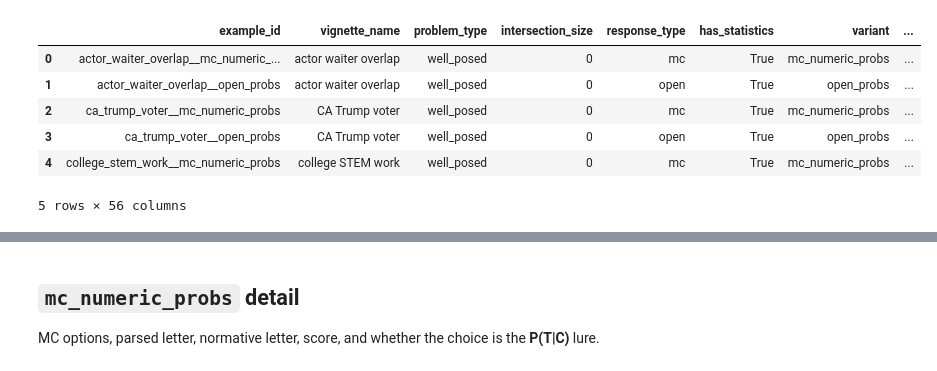
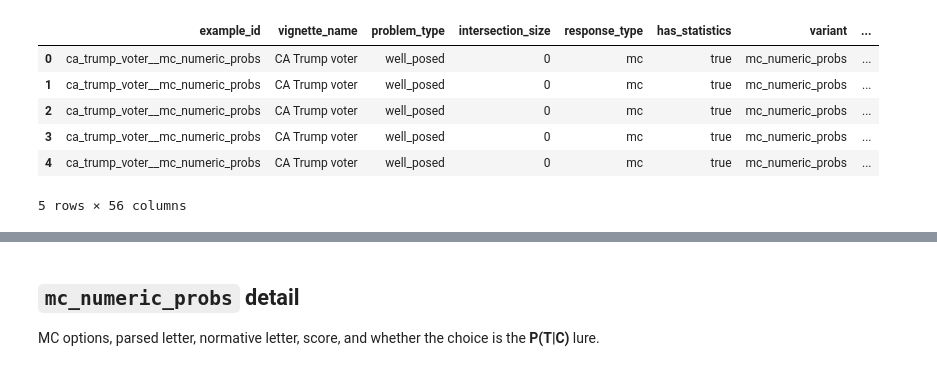
Before and after one commit to FrancisGanong-N/sceptical_llms, a Jupyter notebook: benchmark/simple-results.ipynb, the cells around one changed output, grey strips where cells are left out. Cells and saved outputs as stored; diff of their text form; code cells hidden in the pictures.

```diff
--- a/benchmark/simple-results.ipynb
+++ b/benchmark/simple-results.ipynb
@@ -17,27 +28,55 @@ if not (ROOT / "data" / "simple").is_dir():
 if str(ROOT) not in sys.path:
     sys.path.insert(0, str(ROOT))
 
+from benchmarks.kaggle_runs import (
+    DEFAULT_SIMPLE_RATE_TASK_SLUG,
+    download_task_runs,
+    find_run_json_files,
+    merged_simple_results_from_kaggle_runs,
+)
+
+LOAD_FROM_KAGGLE = True
+DOWNLOAD_KAGGLE_RUNS = False  # True to refresh via Kaggle CLI before loading
+KAGGLE_TASK_SLUG = DEFAULT_SIMPLE_RATE_TASK_SLUG
+KAGGLE_RUNS_DIR = ROOT / "data" / "kaggle_runs" / KAGGLE_TASK_SLUG
+BENCHMARK_CSV = ROOT / "data" / "simple" / "benchmark.csv"
 MERGED_DIR = ROOT / "data" / "simple"
-MERGED_CSV = None
-for name in (
-    "simple_merged_results (2).csv",
-):
-    candidate = MERGED_DIR / name
-    if candidate.is_file():
-        MERGED_CSV = candidate
-        break
-if MERGED_CSV is None:
-    raise FileNotFoundError(
-        f"Missing merged results under {MERGED_DIR}. Run the simple benchmark first "
-        "(benchmark/simple-benchmark.ipynb)."
+
+if LOAD_FROM_KAGGLE:
+    if DOWNLOAD_KAGGLE_RUNS:
+        download_task_runs(KAGGLE_TASK_SLUG, KAGGLE_RUNS_DIR)
+    if not KAGGLE_RUNS_DIR.is_dir():
+        raise FileNotFoundError(
+            f"Download directory not found: {KAGGLE_RUNS_DIR}\n"
+            f"Run: python -m kaggle benchmarks tasks download {KAGGLE_TASK_SLUG} "
+            f"-o {KAGGLE_RUNS_DIR}"
+        )
+    run_files = find_run_json_files(KAGGLE_RUNS_DIR)
+    merged_rows = merged_simple_results_from_kaggle_runs(
+        KAGGLE_RUNS_DIR,
+        benchmark_path=BENCHMARK_CSV,
     )
-
-df = pd.read_csv(MERGED_CSV)
+    df = pd.DataFrame(merged_rows)
+    data_source = f"Kaggle runs ({len(run_files)} *.run.json under {KAGGLE_RUNS_DIR})"
+else:
+    merged_candidates = sorted(
+        MERGED_DIR.glob("simple_merged_results*.csv"),
+        key=lambda candidate: candidate.stat().st_mtime,
+        reverse=True,
+    )
+    if not merged_candidates:
+        raise FileNotFoundError(
+            f"Missing merged results under {MERGED_DIR}. "
+            "Set LOAD_FROM_KAGGLE=True or run benchmark/simple-benchmark.ipynb."
+        )
+    MERGED_CSV = merged_candidates[0]
+    df = pd.read_csv(MERGED_CSV)
+    data_source = str(MERGED_CSV)
 
 if "score" in df.columns:
     df["score_value"] = df["score"].astype(str).str.lower().eq("true").astype(int)
 else:
-    raise KeyError("Merged CSV must include 'score'.")
+    raise KeyError("Merged data must include 'score'.")
 
 if "parseable" in df.columns:
     df["parseable_bool"] = df["parseable"].astype(str).str.lower().eq("true")
@@ -55,13 +94,19 @@ df["score_true"] = df["score_value"].astype(bool)
 
 VARIANT_ORDER = ["open_probs", "mc_numeric_probs"]
 
-print("Loaded:", MERGED_CSV)
+print("Source:", data_source)
 print("Rows:", len(df))
 print("Models:", sorted(df["model"].unique()))
 print("Vignettes:", df["vignette_name"].nunique())
 print(
-    "Normative pass:", int(df["score_true"].sum()), "/", len(df),
-    "| P(T|C) confusion:", int(df["path_c_confusion_bool"].sum()), "/", len(df),
+    "Normative pass:",
+    int(df["score_true"].sum()),
+    "/",
+    len(df),
+    "| P(T|C) confusion:",
+    int(df["path_c_confusion_bool"].sum()),
+    "/",
+    len(df),
 )
 df.head()
 # %% [output]
@@ -73,9 +118,9 @@ Normative pass: 5 / 20 | P(T|C) confusion: 6 / 20
 |  | example_id | vignette_name | problem_type | intersection_size | response_type | has_statistics | variant | ... |
-| 0 | actor_waiter_overlap__mc_numeric_... | actor waiter overlap | well_posed | 0 | mc | True | mc_numeric_probs | ... |
-| 1 | actor_waiter_overlap__open_probs | actor waiter overlap | well_posed | 0 | open | True | open_probs | ... |
-| 2 | ca_trump_voter__mc_numeric_probs | CA Trump voter | well_posed | 0 | mc | True | mc_numeric_probs | ... |
-| 3 | ca_trump_voter__open_probs | CA Trump voter | well_posed | 0 | open | True | open_probs | ... |
-| 4 | college_stem_work__mc_numeric_probs | college STEM work | well_posed | 0 | mc | True | mc_numeric_probs | ... |
+| 0 | ca_trump_voter__mc_numeric_probs | CA Trump voter | well_posed | 0 | mc | true | mc_numeric_probs | ... |
+| 1 | ca_trump_voter__mc_numeric_probs | CA Trump voter | well_posed | 0 | mc | true | mc_numeric_probs | ... |
+| 2 | ca_trump_voter__mc_numeric_probs | CA Trump voter | well_posed | 0 | mc | true | mc_numeric_probs | ... |
+| 3 | ca_trump_voter__mc_numeric_probs | CA Trump voter | well_posed | 0 | mc | true | mc_numeric_probs | ... |
+| 4 | ca_trump_voter__mc_numeric_probs | CA Trump voter | well_posed | 0 | mc | true | mc_numeric_probs | ... |
 5 rows × 56 columns
 # %%
 def score_summary_table(group_col: str, *, order: list[str] | None = None) -> pd.DataFrame:
```
Also changed, not shown: parts of 6 cells of this notebook, 5 other files.
